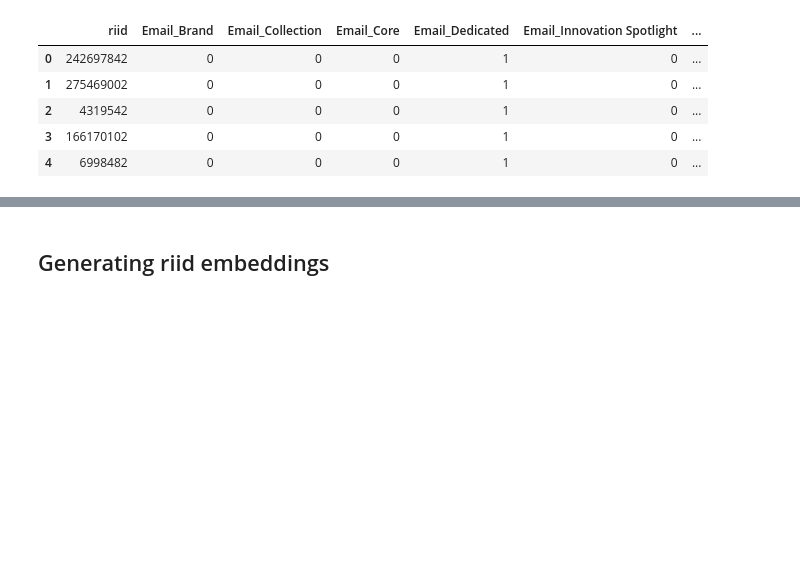
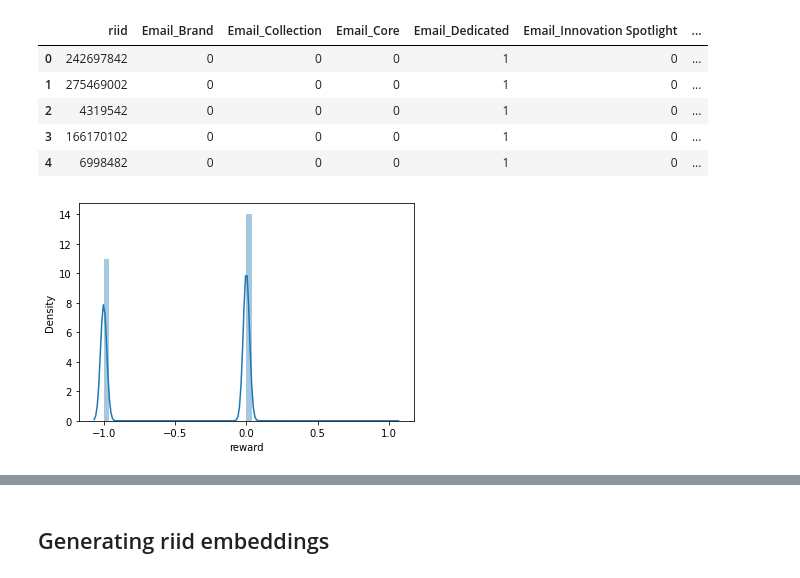
Before and after one commit to fellowship/deep-and-wide-bandit, a Jupyter notebook: Space_Bandits_Snippet_Kartha.ipynb, the cells around one changed output, grey strips where cells are left out. Cells and saved outputs as stored; diff of their text form; code cells hidden in the pictures; blank space fills up the shorter version.

```diff
--- a/Space_Bandits_Snippet_Kartha.ipynb
+++ b/Space_Bandits_Snippet_Kartha.ipynb
@@ -289,3 +295,9 @@ processed_df_normed_with_ar.head(5)
 | 2 | 4319542 | 0 | 0 | 0 | 1 | 0 | ... |
 | 3 | 166170102 | 0 | 0 | 0 | 1 | 0 | ... |
 | 4 | 6998482 | 0 | 0 | 0 | 1 | 0 | ... |
+# %%
+#What is the distribution of the rewards, as per the function?
+sns.distplot(processed_df_normed_with_ar["reward"])
+plt.show()
+# %% [output]
+[figure, added]
```
Also changed, not shown: parts of 17 cells of this notebook.
